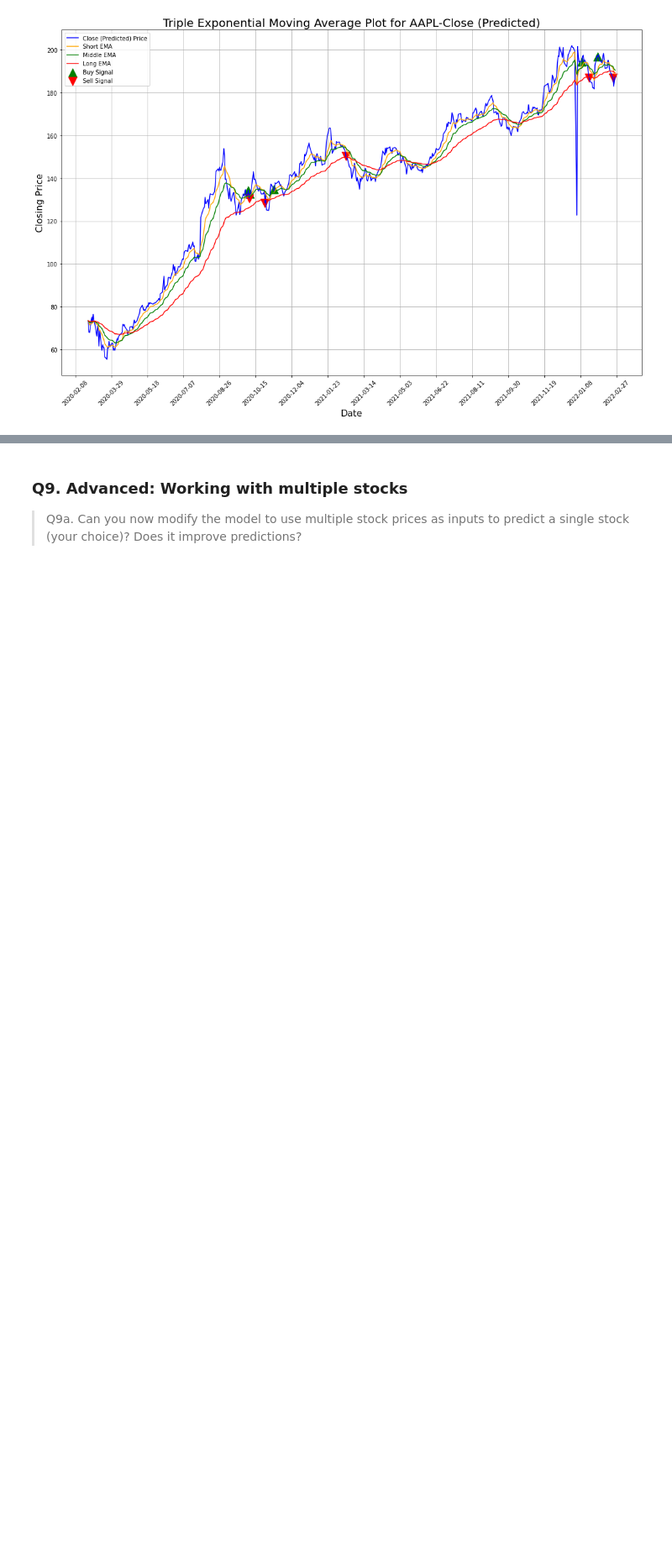
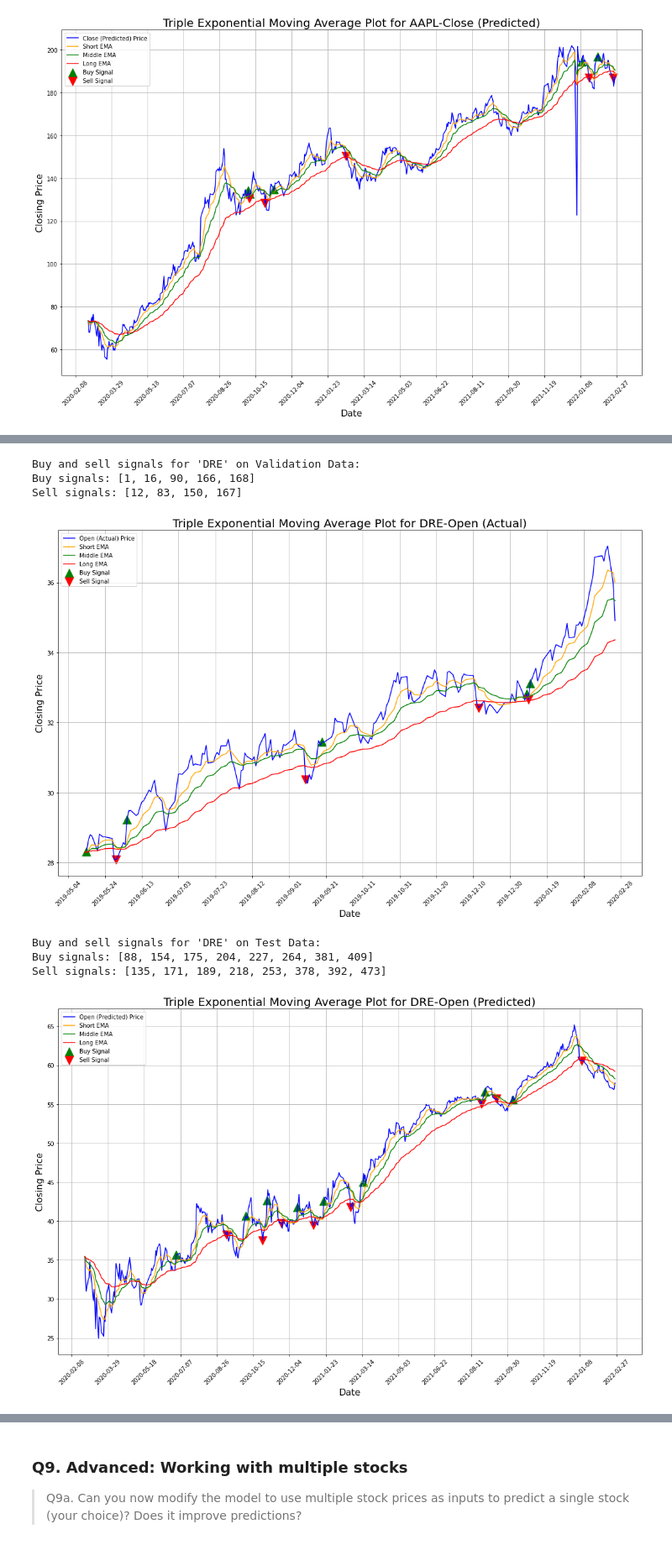
Before and after one commit to munish30monga/lstm_based_stock_trading_system, a Jupyter notebook: 22m2153.ipynb, the cells around one changed output, grey strips where cells are left out. Shown at 84% size. Drawn from its saved outputs; the diff is of its cells as text; code cells hidden in the pictures; blank space fills up the shorter version.

```diff
--- a/22m2153.ipynb
+++ b/22m2153.ipynb
@@ -1968,8 +1970,8 @@ def create_tema_df_dict(pred_df_dict, column):
 # %% [markdown]
 Note that I am using Close (Actual) values for calculating the EMAs. This is for validation Dataframe only.
 # %%
-tema_df_dict_valid = create_tema_df_dict(pred_df_dict_valid, column = f"{predict} (Actual)")
-print(f"Triple EMA Crossover Dataframe for '{stocks[0]} - {predict} (Actual)' over Valditaion set:")
+tema_df_dict_valid = create_tema_df_dict(pred_df_dict_valid, column = f"{hyperparameters['predict']} (Actual)")
+print(f"Triple EMA Crossover Dataframe for '{stocks[0]} - {hyperparameters['predict']} (Actual)':")
 tema_df_dict_valid[stocks[0]]
 # %% [output]
 Triple EMA Crossover Dataframe for 'AAPL - Close (Actual)' over Valditaion set:
@@ -2075,7 +2077,7 @@ plot_tema(tema_df_dict_valid, buy_dict, sell_dict, predict=f'{predict} (Actual)'
 # %% [markdown]
 Now let us check the performance of Triple EMA Crossover Strategy on the test data. But this time we will use the predicted values for calculating the EMAs.
 # %%
-tema_df_dict_test = create_tema_df_dict(pred_df_dict_test, column = f"{predict} (Predicted)")       # note that we are using the predicted values here
+tema_df_dict_test = create_tema_df_dict(pred_df_dict_test, column = f"{hyperparameters['predict']} (Predicted)") # Using predicted values
 print(f"Triple EMA Crossover Dataframe for '{stocks[0]} - {predict} (Predicted)' over Valditaion set:")
 tema_df_dict_test[stocks[0]]
 # %% [output]
@@ -2109,0 +2219,11 @@ plot_tema(tema_df_dict_test, buy_dict, sell_dict, predict=f'{predict} (Predicted
+# %%
+tema_df_dict_valid, tema_df_dict_test, buy_dict_valid, sell_dict_valid, buy_dict_test, sell_dict_test = trading_module(pred_df_dict_valid, pred_df_dict_test, predict=hyperparameters["predict"])
+# %% [output]
+Buy and sell signals for 'DRE' on Validation Data:
+Buy signals: [1, 16, 90, 166, 168]
+Sell signals: [12, 83, 150, 167]
+[figure, added]
+Buy and sell signals for 'DRE' on Test Data:
+Buy signals: [88, 154, 175, 204, 227, 264, 381, 409]
+Sell signals: [135, 171, 189, 218, 253, 378, 392, 473]
+[figure, added]
```
Also changed, not shown: parts of 14 cells of this notebook.
